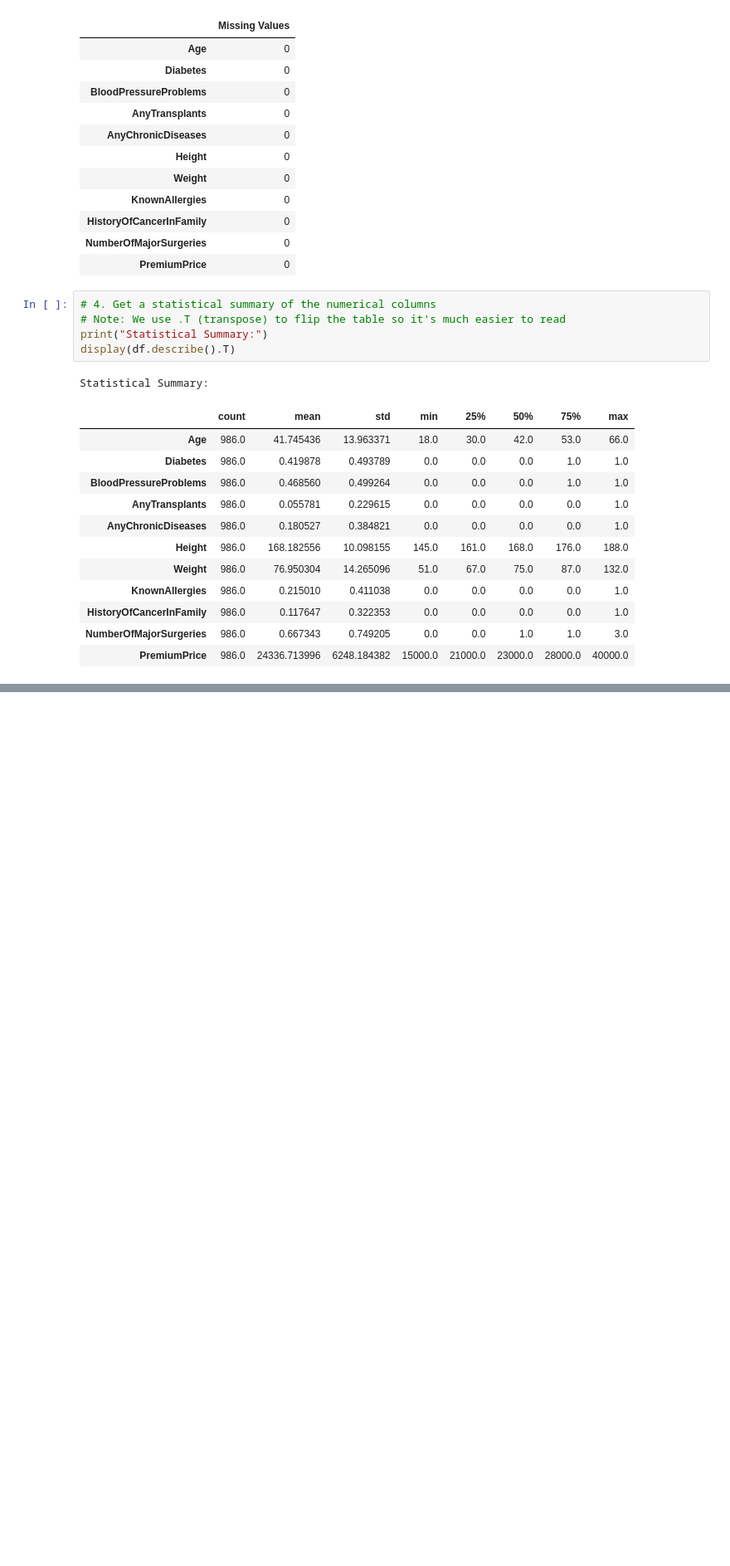
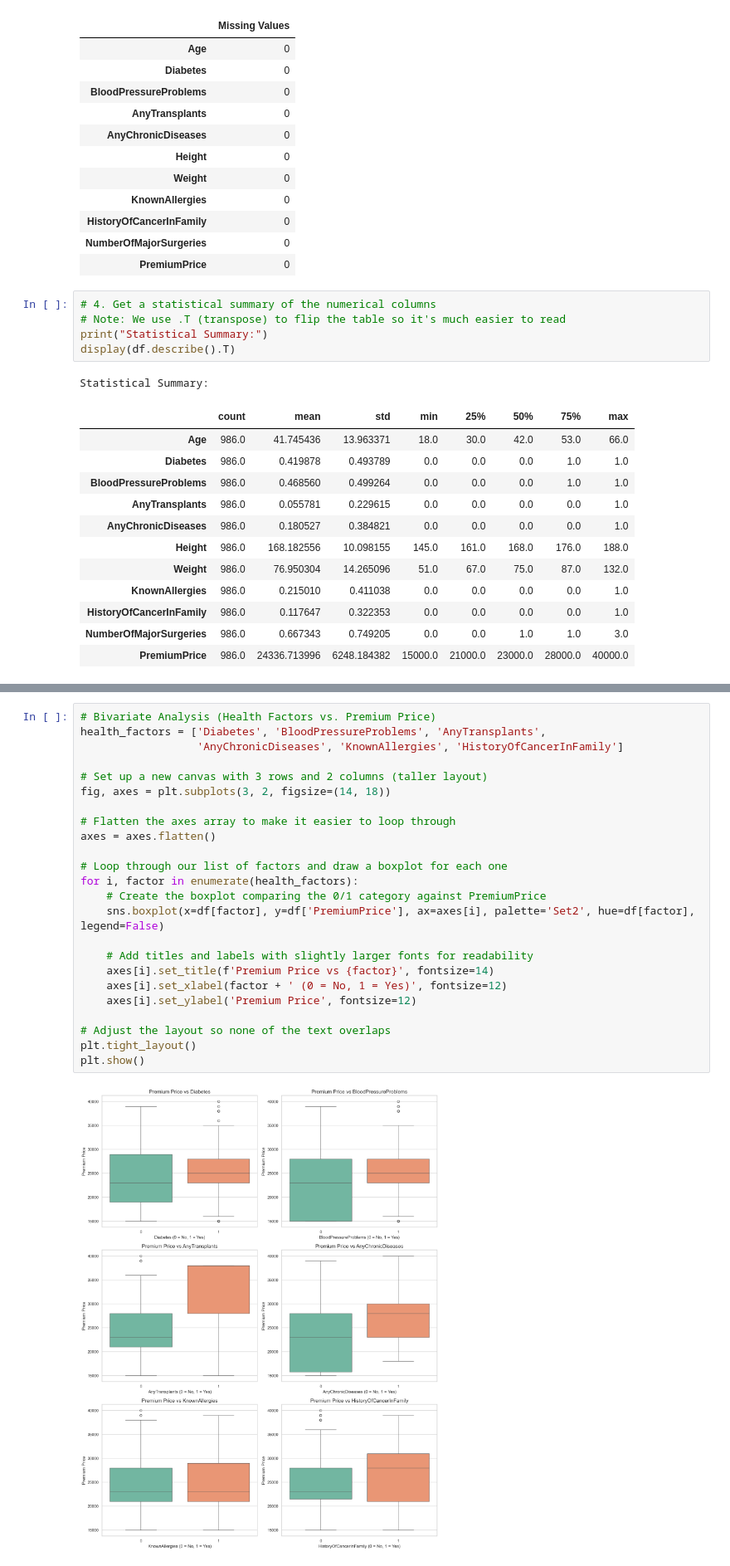
Before and after one commit to paraschauhan2597/Insurance-Cost-Prediction, a Jupyter notebook: notebooks/insurance_eda_and_modeling.ipynb, the cells around one changed output, grey strips where cells are left out. Shown at 83% size. Cells and saved outputs as stored; diff of their text form; blank space fills up the shorter version.

```diff
--- a/notebooks/insurance_eda_and_modeling.ipynb
+++ b/notebooks/insurance_eda_and_modeling.ipynb
@@ -80,0 +104,26 @@ Statistical Summary:
+# %%
+# Bivariate Analysis (Health Factors vs. Premium Price)
+health_factors = ['Diabetes', 'BloodPressureProblems', 'AnyTransplants',
+                  'AnyChronicDiseases', 'KnownAllergies', 'HistoryOfCancerInFamily']
+
+# Set up a new canvas with 3 rows and 2 columns (taller layout)
+fig, axes = plt.subplots(3, 2, figsize=(14, 18))
+
+# Flatten the axes array to make it easier to loop through
+axes = axes.flatten()
+
+# Loop through our list of factors and draw a boxplot for each one
+for i, factor in enumerate(health_factors):
+    # Create the boxplot comparing the 0/1 category against PremiumPrice
+    sns.boxplot(x=df[factor], y=df['PremiumPrice'], ax=axes[i], palette='Set2', hue=df[factor], legend=False)
+
+    # Add titles and labels with slightly larger fonts for readability
+    axes[i].set_title(f'Premium Price vs {factor}', fontsize=14)
+    axes[i].set_xlabel(factor + ' (0 = No, 1 = Yes)', fontsize=12)
+    axes[i].set_ylabel('Premium Price', fontsize=12)
+
+# Adjust the layout so none of the text overlaps
+plt.tight_layout()
+plt.show()
+# %% [output]
+[figure, added]
```
Also changed, not shown: parts of 3 cells of this notebook.
